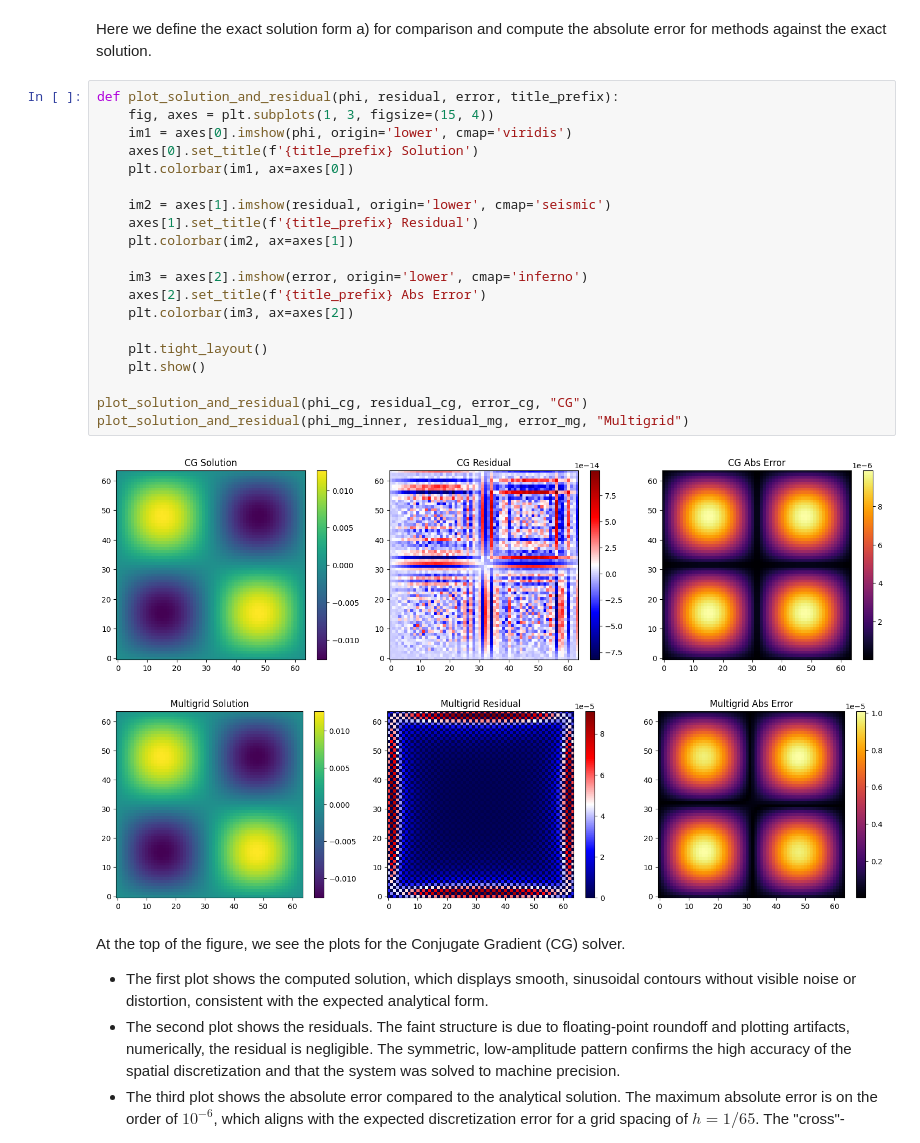
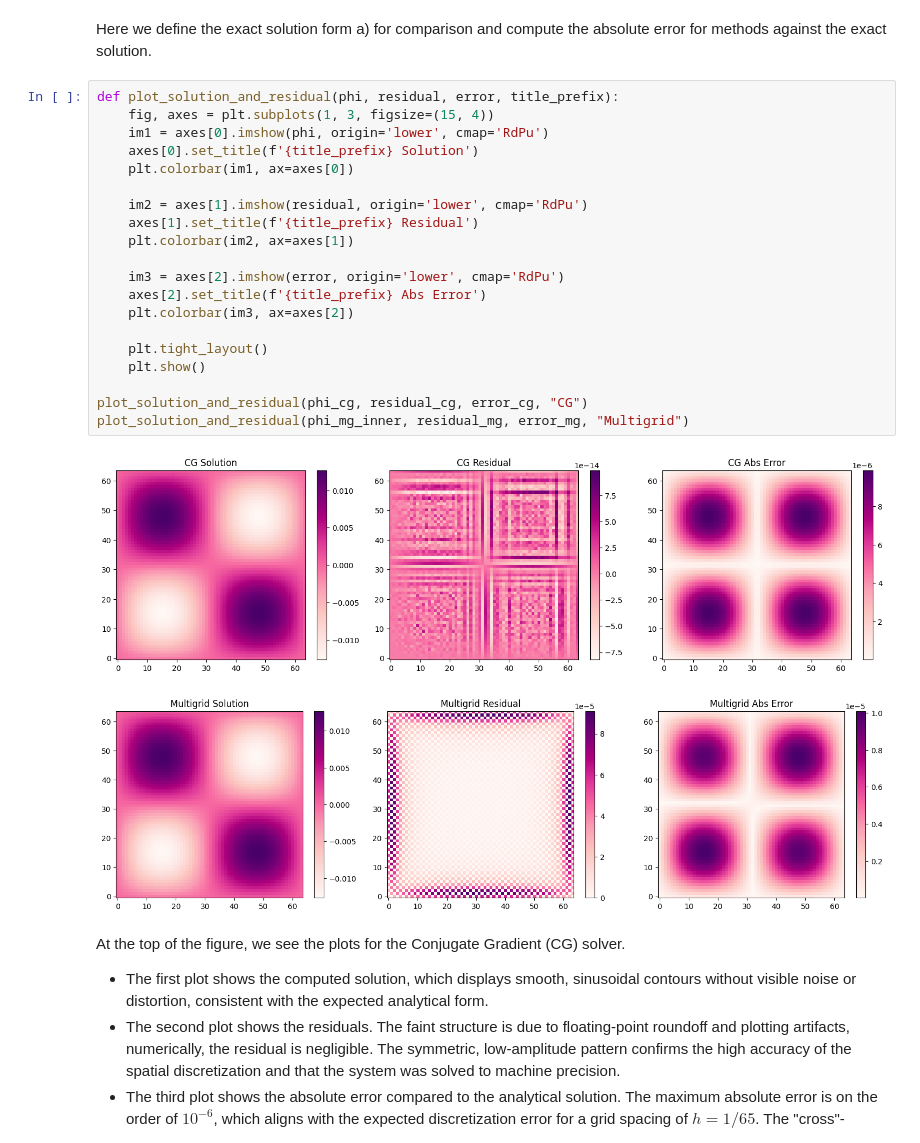
Before and after one commit to ShannonS00/Computational-Astrophysics, a Jupyter notebook: Worksheet_7/Worksheet_7_G22.ipynb, the cells around one changed output. Drawn from its saved outputs; the diff is of its cells as text.

```diff
--- a/Worksheet_7/Worksheet_7_G22.ipynb
+++ b/Worksheet_7/Worksheet_7_G22.ipynb
@@ -764,26 +764,26 @@ Here we define the exact solution form a) for comparison and compute the absolut
 # %%
 def plot_solution_and_residual(phi, residual, error, title_prefix):
     fig, axes = plt.subplots(1, 3, figsize=(15, 4))
-    im1 = axes[0].imshow(phi, origin='lower', cmap='viridis')
+    im1 = axes[0].imshow(phi, origin='lower', cmap='RdPu')
     axes[0].set_title(f'{title_prefix} Solution')
     plt.colorbar(im1, ax=axes[0])
 
-    im2 = axes[1].imshow(residual, origin='lower', cmap='seismic')
+    im2 = axes[1].imshow(residual, origin='lower', cmap='RdPu')
     axes[1].set_title(f'{title_prefix} Residual')
     plt.colorbar(im2, ax=axes[1])
 
-    im3 = axes[2].imshow(error, origin='lower', cmap='inferno')
+    im3 = axes[2].imshow(error, origin='lower', cmap='RdPu')
     axes[2].set_title(f'{title_prefix} Abs Error')
     plt.colorbar(im3, ax=axes[2])
 
     plt.tight_layout()
     plt.show()
 
 plot_solution_and_residual(phi_cg, residual_cg, error_cg, "CG")
 plot_solution_and_residual(phi_mg_inner, residual_mg, error_mg, "Multigrid")
 # %% [output]
-[figure, old version]
+[figure, new version]
-[figure, old version]
+[figure, new version]
 # %% [markdown]
 At the top of the figure, we see the plots for the Conjugate Gradient (CG) solver.
 - The first plot shows the computed solution, which displays smooth, sinusoidal contours without visible noise or distortion, consistent with the expected analytical form.
```
Also changed, not shown: parts of 8 cells of this notebook, 2 other files.
